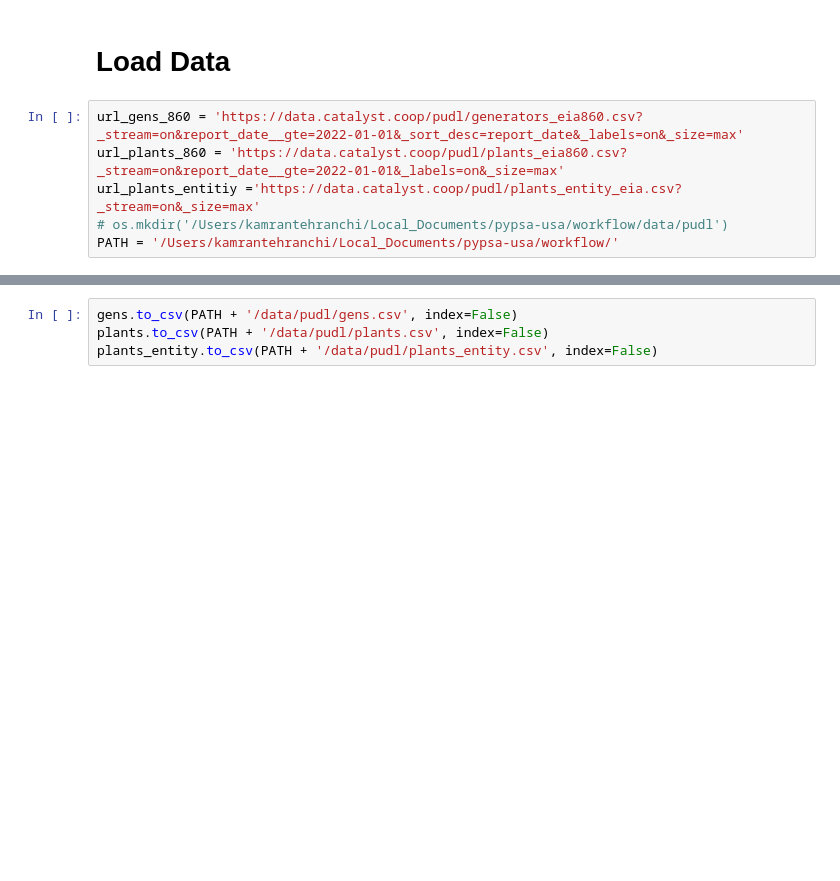
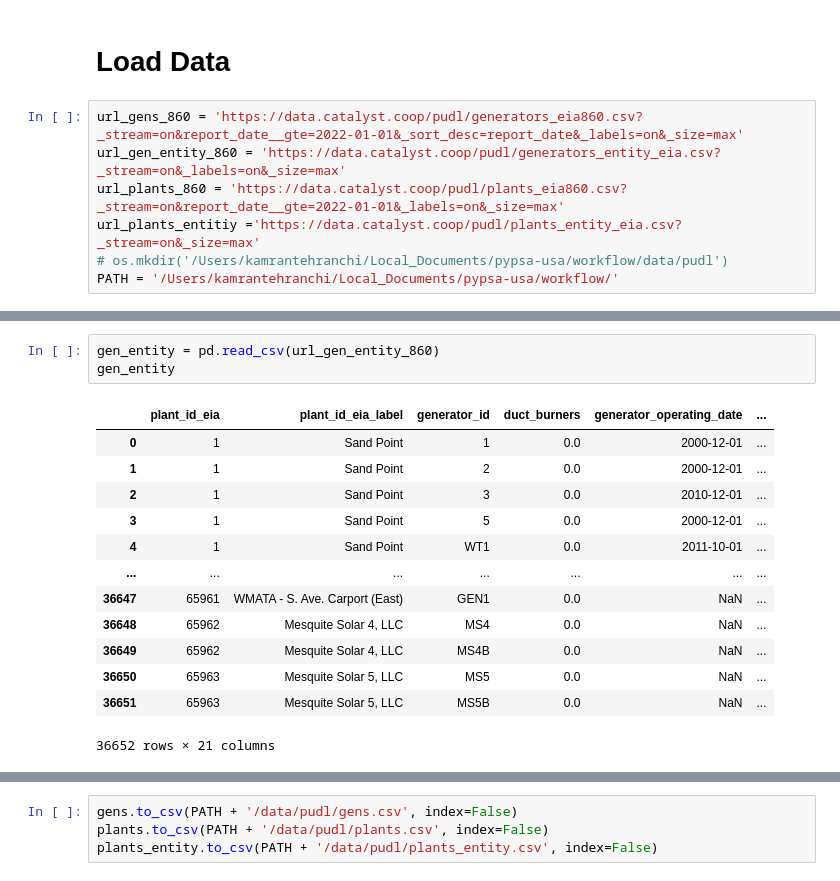
Before and after one commit to PyPSA/pypsa-usa, a Jupyter notebook: workflow/notebooks/plant_matching.ipynb, the cells around one changed output, grey strips where cells are left out. Drawn from its saved outputs; the diff is of its cells as text; blank space fills up the shorter version.

```diff
--- a/workflow/notebooks/plant_matching.ipynb
+++ b/workflow/notebooks/plant_matching.ipynb
@@ -10,6 +10,7 @@ import re
 # Load Data
 # %%
 url_gens_860 = 'https://data.catalyst.coop/pudl/generators_eia860.csv?_stream=on&report_date__gte=2022-01-01&_sort_desc=report_date&_labels=on&_size=max'
+url_gen_entity_860 = 'https://data.catalyst.coop/pudl/generators_entity_eia.csv?_stream=on&_labels=on&_size=max'
 url_plants_860 = 'https://data.catalyst.coop/pudl/plants_eia860.csv?_stream=on&report_date__gte=2022-01-01&_labels=on&_size=max'
 url_plants_entitiy ='https://data.catalyst.coop/pudl/plants_entity_eia.csv?_stream=on&_size=max'
 # os.mkdir('/Users/kamrantehranchi/Local_Documents/pypsa-usa/workflow/data/pudl')
@@ -21,3 +36,20 @@ gens
+# %%
+gen_entity = pd.read_csv(url_gen_entity_860)
+gen_entity
+# %% [output]
+|  | plant_id_eia | plant_id_eia_label | generator_id | duct_burners | generator_operating_date | ... |
+| 0 | 1 | Sand Point | 1 | 0.0 | 2000-12-01 | ... |
+| 1 | 1 | Sand Point | 2 | 0.0 | 2000-12-01 | ... |
+| 2 | 1 | Sand Point | 3 | 0.0 | 2010-12-01 | ... |
+| 3 | 1 | Sand Point | 5 | 0.0 | 2000-12-01 | ... |
+| 4 | 1 | Sand Point | WT1 | 0.0 | 2011-10-01 | ... |
+| ... | ... | ... | ... | ... | ... | ... |
+| 36647 | 65961 | WMATA - S. Ave. Carport (East) | GEN1 | 0.0 | NaN | ... |
+| 36648 | 65962 | Mesquite Solar 4, LLC | MS4 | 0.0 | NaN | ... |
+| 36649 | 65962 | Mesquite Solar 4, LLC | MS4B | 0.0 | NaN | ... |
+| 36650 | 65963 | Mesquite Solar 5, LLC | MS5 | 0.0 | NaN | ... |
+| 36651 | 65963 | Mesquite Solar 5, LLC | MS5B | 0.0 | NaN | ... |
+36652 rows × 21 columns
 # %%
 plants = pd.read_csv(url_plants_860)
 plants.report_date = pd.to_datetime(plants.report_date)
```
Also changed, not shown: parts of 9 cells of this notebook, 1 other file.
